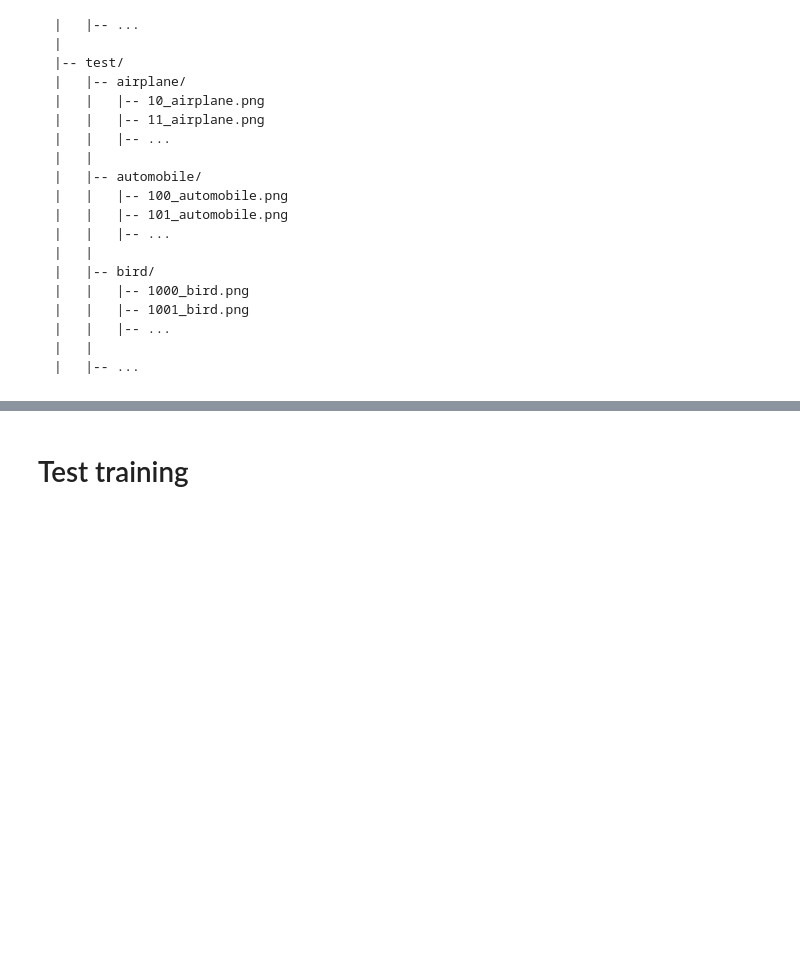
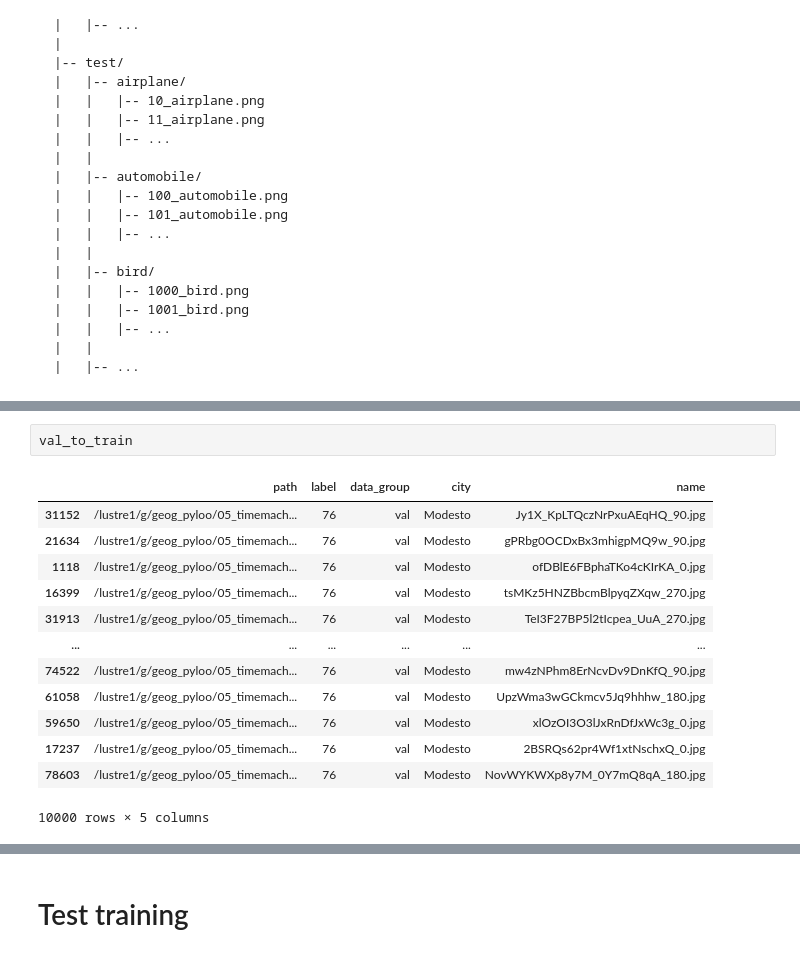
Before and after one commit to brookefzy/uvi-time-machine, a Jupyter notebook: _script/A-city-never-was/B1_data_prepare_yolo.ipynb, the cells around one changed output, grey strips where cells are left out. Saved outputs shown, nothing was run; the diff lists cells and outputs as text; blank space fills up the shorter version.

```diff
--- a/_script/A-city-never-was/B1_data_prepare_yolo.ipynb
+++ b/_script/A-city-never-was/B1_data_prepare_yolo.ipynb
@@ -42,0 +96,16 @@ cifar-10-/
+# %%
+val_to_train
+# %% [output]
+|  | path | label | data_group | city | name |
+| 31152 | /lustre1/g/geog_pyloo/05_timemach... | 76 | val | Modesto | Jy1X_KpLTQczNrPxuAEqHQ_90.jpg |
+| 21634 | /lustre1/g/geog_pyloo/05_timemach... | 76 | val | Modesto | gPRbg0OCDxBx3mhigpMQ9w_90.jpg |
+| 1118 | /lustre1/g/geog_pyloo/05_timemach... | 76 | val | Modesto | ofDBlE6FBphaTKo4cKIrKA_0.jpg |
+| 16399 | /lustre1/g/geog_pyloo/05_timemach... | 76 | val | Modesto | tsMKz5HNZBbcmBlpyqZXqw_270.jpg |
+| 31913 | /lustre1/g/geog_pyloo/05_timemach... | 76 | val | Modesto | TeI3F27BP5l2tIcpea_UuA_270.jpg |
+| ... | ... | ... | ... | ... | ... |
+| 74522 | /lustre1/g/geog_pyloo/05_timemach... | 76 | val | Modesto | mw4zNPhm8ErNcvDv9DnKfQ_90.jpg |
+| 61058 | /lustre1/g/geog_pyloo/05_timemach... | 76 | val | Modesto | UpzWma3wGCkmcv5Jq9hhhw_180.jpg |
+| 59650 | /lustre1/g/geog_pyloo/05_timemach... | 76 | val | Modesto | xlOzOI3O3lJxRnDfJxWc3g_0.jpg |
+| 17237 | /lustre1/g/geog_pyloo/05_timemach... | 76 | val | Modesto | 2BSRQs62pr4Wf1xtNschxQ_0.jpg |
+| 78603 | /lustre1/g/geog_pyloo/05_timemach... | 76 | val | Modesto | NovWYKWXp8y7M_0Y7mQ8qA_180.jpg |
+10000 rows × 5 columns
```
Also changed, not shown: parts of 15 cells of this notebook, 19 other files.
